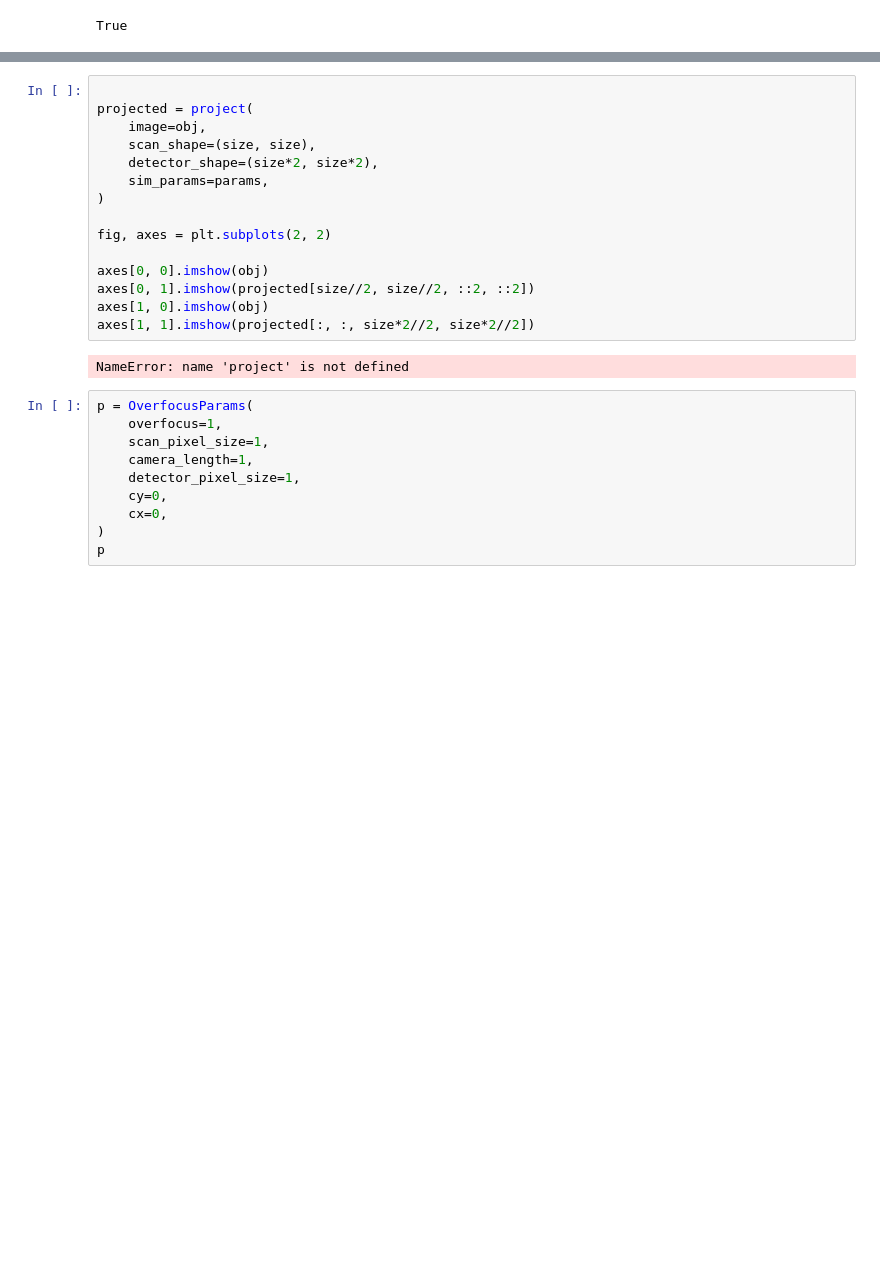
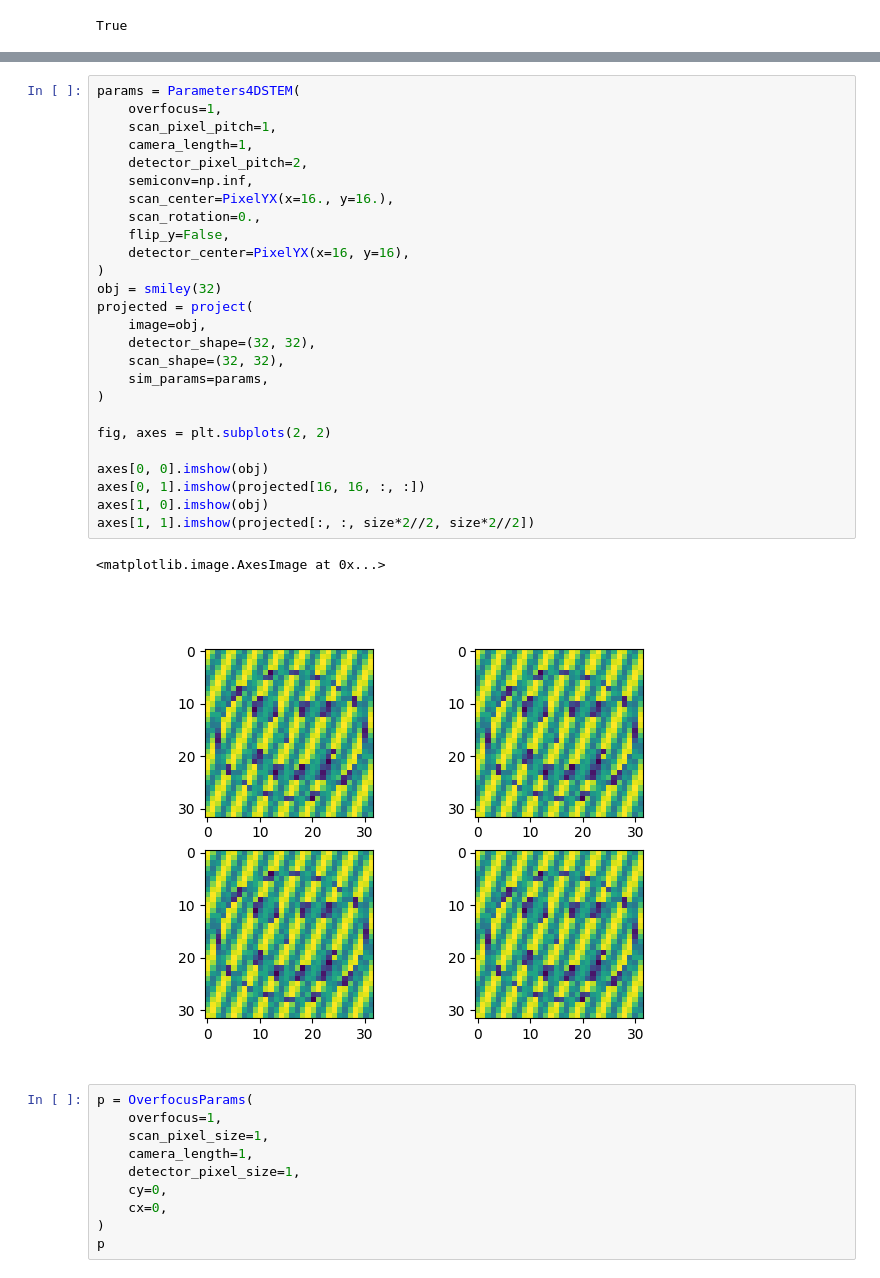
Before and after one commit to LiberTEM/Microscope-Calibration, a Jupyter notebook: prototypes/testbed.ipynb, the cells around one changed output, grey strips where cells are left out. Cells and saved outputs as stored; diff of their text form; blank space fills up the shorter version.

```diff
--- a/prototypes/testbed.ipynb
+++ b/prototypes/testbed.ipynb
@@ -241,21 +200,33 @@ axes[1, 1].imshow((projected-projected_ref)[:, :, size//2, size//2])
 [figure]
 # %%
-
+params = Parameters4DSTEM(
+    overfocus=1,
+    scan_pixel_pitch=1,
+    camera_length=1,
+    detector_pixel_pitch=2,
+    semiconv=np.inf,
+    scan_center=PixelYX(x=16., y=16.),
+    scan_rotation=0.,
+    flip_y=False,
+    detector_center=PixelYX(x=16, y=16),
+)
+obj = smiley(32)
 projected = project(
     image=obj,
-    scan_shape=(size, size),
-    detector_shape=(size*2, size*2),
+    detector_shape=(32, 32),
+    scan_shape=(32, 32),
     sim_params=params,
 )
 
 fig, axes = plt.subplots(2, 2)
 
 axes[0, 0].imshow(obj)
-axes[0, 1].imshow(projected[size//2, size//2, ::2, ::2])
+axes[0, 1].imshow(projected[16, 16, :, :])
 axes[1, 0].imshow(obj)
 axes[1, 1].imshow(projected[:, :, size*2//2, size*2//2])
 # %% [output]
-NameError: name 'project' is not defined
+<matplotlib.image.AxesImage at 0x...>
+[figure, added]
 # %%
 p = OverfocusParams(
     overfocus=1,
```
Also changed, not shown: parts of 16 cells of this notebook, 2 other files.
